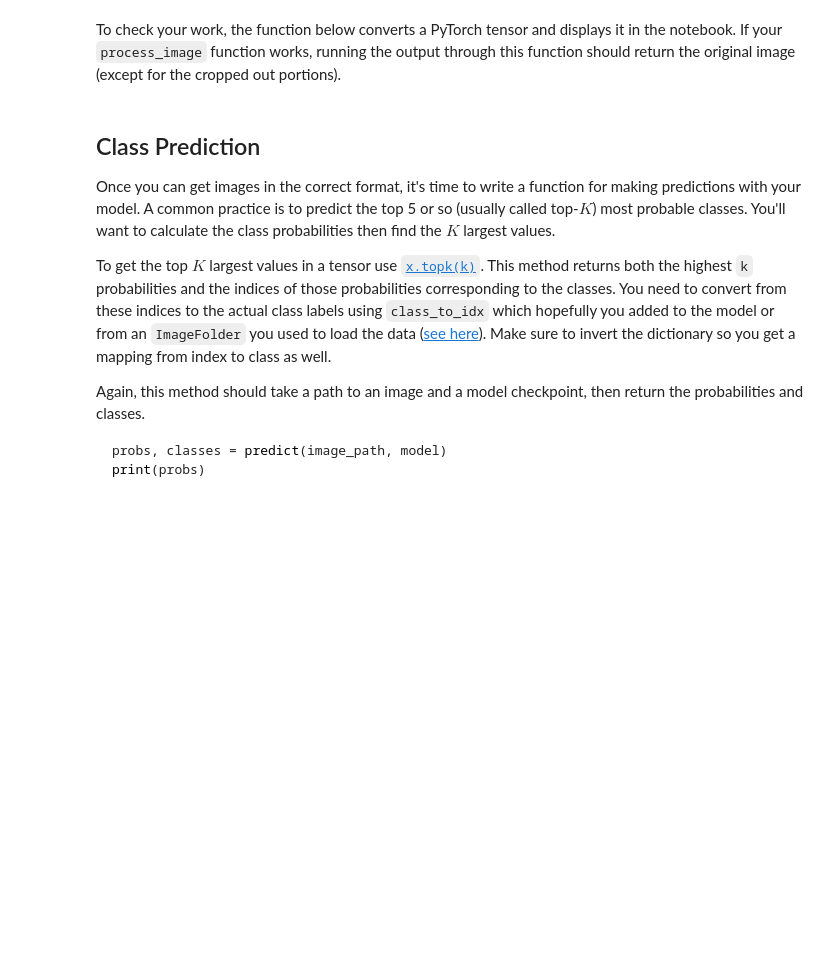
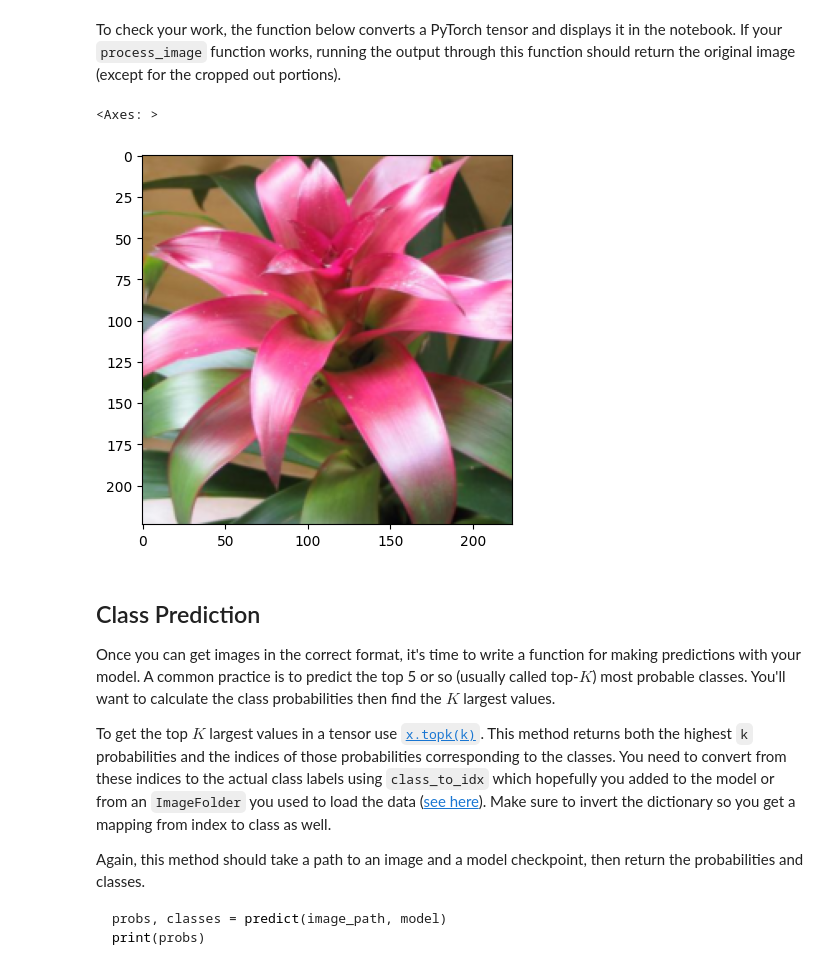
Before and after one commit to luisjfeliu/python-flower-species-image-classifier, a Jupyter notebook: Image Classifier Project.ipynb, the cells around one changed output. Cells and saved outputs as stored; diff of their text form; code cells hidden in the pictures; blank space fills up the shorter version.

Commit message:
process_image implementaton + test
Created using Colab

```diff
--- a/Image Classifier Project.ipynb
+++ b/Image Classifier Project.ipynb
@@ -581,5 +582,20 @@ Test Accuracy: 95.85%
 # %%
 def build_inference_transform_from_checkpoint(checkpoint: dict):
+    """
+    Builds the inferance transform from the saved checkpoint.
+
+    Parameters
+    ----------
+    checkpoint : dict
+        dictionary containing the saved checkpoint, including transform
+        parameters
+
+    Returns
+    -------
+    transform : torchvision.transforms.v2
+        The reconstructed transform.
+    """
+
     cfg = checkpoint["input_transform"]
 
     print(f"transform config: {cfg}")
@@ -596,7 +612,7 @@ def build_inference_transform_from_checkpoint(checkpoint: dict):
         v2.Normalize(mean=cfg["normalize_mean"], std=cfg["normalize_std"]),
     ])
 
-inferance_transform = build_inference_transform_from_checkpoint(checkpoint=torch.load("flower_classifier.pth", map_location=device))
+inference_transform = build_inference_transform_from_checkpoint(checkpoint=torch.load("flower_classifier.pth", map_location=device))
 # %% [output]
 transform config: {'resize': 256, 'crop': 224, 'dtype': 'float32', 'scale': True, 'normalize_mean': [0.485, 0.456, 0.406], 'normalize_std': [0.229, 0.224, 0.225]}
 # %% [markdown]
@@ -630,8 +646,16 @@ def process_image(image):
     ''' Scales, crops, and normalizes a PIL image for a PyTorch model,
         returns an Numpy array
     '''
+    # TODO: Process a PIL image for use in a PyTorch model
+    with Image.open(image).convert("RGB") as im:
+        """
+        Tensor with shape (Channel, Height, Width).
+        The transform resizes, crops, normalizes, and transposes the image
+        """
+        processed_image = inference_transform(im)
+        image_array = processed_image.numpy() # NumPy array with shape (Channel, Height, Width)
 
-    # TODO: Process a PIL image for use in a PyTorch model
+    return image_array
 # %% [markdown]
 To check your work, the function below converts a PyTorch tensor and displays it in the notebook. If your `process_image` function works, running the output through this function should return the original image (except for the cropped out portions).
 # %%
@@ -642,7 +666,7 @@ def imshow(image, ax=None, title=None):
 
     # PyTorch tensors assume the color channel is the first dimension
     # but matplotlib assumes is the third dimension
-    image = image.numpy().transpose((1, 2, 0))
+    image = image.transpose((1, 2, 0))
 
     # Undo preprocessing
     mean = np.array([0.485, 0.456, 0.406])
@@ -655,6 +679,12 @@ def imshow(image, ax=None, title=None):
     ax.imshow(image)
 
     return ax
+# %%
+img_test = process_image(test_dir + "/99/image_07833.jpg")
+imshow(img_test)
+# %% [output]
+<Axes: >
+[figure, added]
 # %% [markdown]
 ## Class Prediction
 
```
Also changed, not shown: parts of 5 cells of this notebook.
